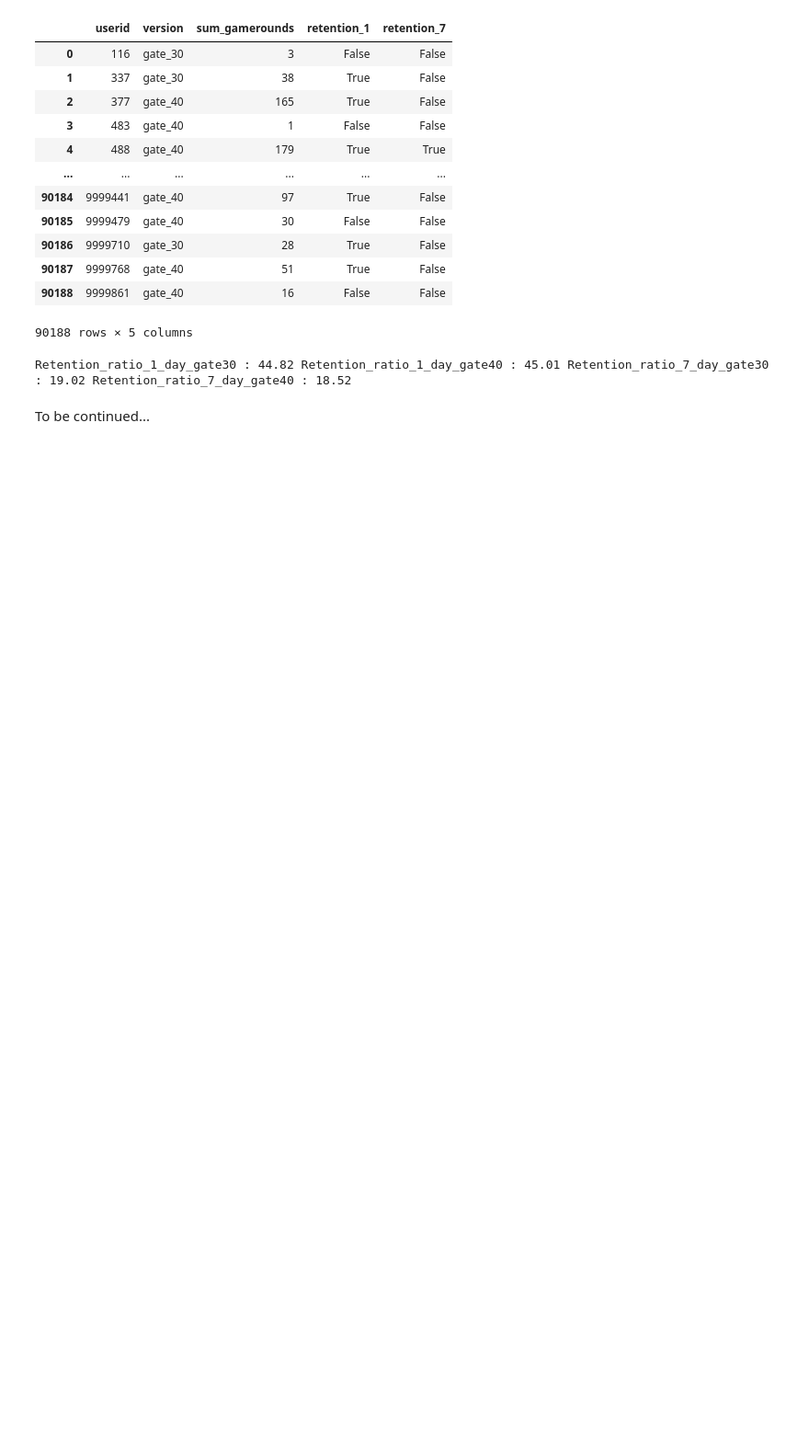
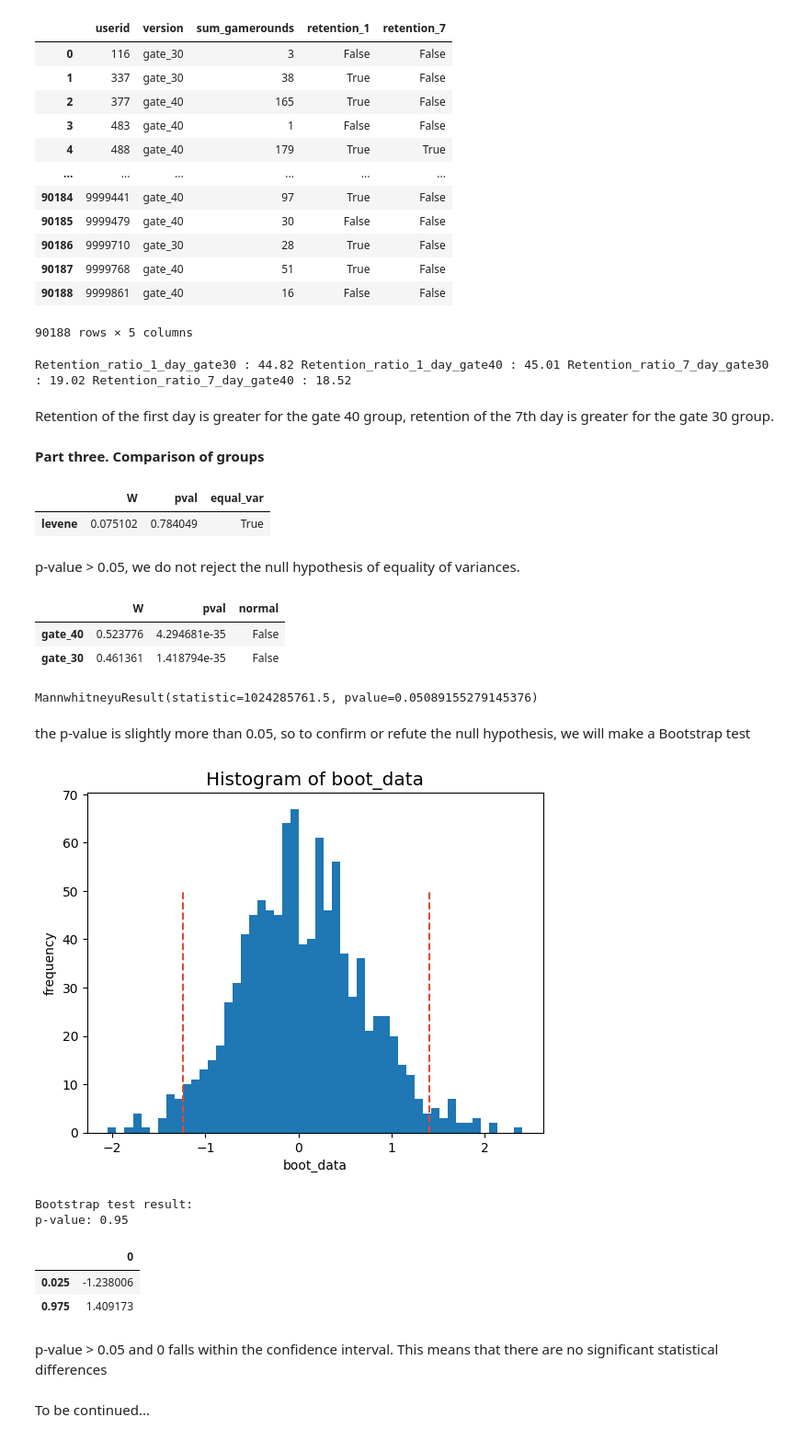
Before and after one commit to SkondoR-DA/Cookie-Cats-A-B-test, a Jupyter notebook: A-B_cookie_cats.ipynb, the cells around one changed output. Shown: that part at 92% size. Drawn from its saved outputs; the diff is of its cells as text; code cells hidden in the pictures; blank space fills up the shorter version.

Commit message:
Update A-B_cookie_cats.ipynb
Conducted a stat analysis for the presence of differences in the groups

```diff
--- a/A-B_cookie_cats.ipynb
+++ b/A-B_cookie_cats.ipynb
@@ -214,3 +202,31 @@ print(f'Retention_ratio_1_day_gate30 : {rr_gate30_day1}',
       f'Retention_ratio_7_day_gate40 : {rr_gate40_day7}')
 # %% [output]
 Retention_ratio_1_day_gate30 : 44.82 Retention_ratio_1_day_gate40 : 45.01 Retention_ratio_7_day_gate30 : 19.02 Retention_ratio_7_day_gate40 : 18.52
+# %% [markdown]
+Retention of the first day is greater for the gate 40 group, retention of the 7th day is greater for the gate 30 group.
+# %% [markdown]
+**Part three. Comparison of groups**
+# %%
+# Let's check the data for homogeneity of variances in groups. Let's do the Leven test
+levene = pg.homoscedasticity(df, dv='sum_gamerounds', group='version', method='levene', alpha=0.05)
+levene
+# %% [output]
+|  | W | pval | equal_var |
+| levene | 0.075102 | 0.784049 | True |
+# %% [markdown]
+p-value > 0.05, we do not reject the null hypothesis of equality of variances.
+# %%
+# Let's check that the data is distributed normally. Before applying, we will do sampling.
+df_sample = df.sample(1000, random_state=17)
+pg.normality(df_sample, dv='sum_gamerounds', group='version')
+# %% [output]
+|  | W | pval | normal |
+| gate_40 | 0.523776 | 4.294681e-35 | False |
+| gate_30 | 0.461361 | 1.418794e-35 | False |
+# %%
+# The distribution in groups is not normal, so next we apply the Mann-Whitney u-test
+stats.mannwhitneyu(df_gate_30.sum_gamerounds, df_gate_40.sum_gamerounds)
+# %% [output]
+MannwhitneyuResult(statistic=1024285761.5, pvalue=0.05089155279145376)
+# %% [markdown]
+the p-value is slightly more than 0.05, so to confirm or refute the null hypothesis, we will make a Bootstrap test
@@ -217,2 +292,17 @@ Retention_ratio_1_day_gate30 : 44.82 Retention_ratio_1_day_gate40 : 45.01 Retent
+# %%
+# Visualization bootstrap
+booted_data = get_bootstrap(df_gate_30.sum_gamerounds, df_gate_40.sum_gamerounds)
+print('Bootstrap test result:')
+print(f'p-value: {booted_data ["p_value"]:.2f}')
+booted_data ["ci"]
+# %% [output]
+[figure, added]
+Bootstrap test result:
+p-value: 0.95
+|  | 0 |
+| 0.025 | -1.238006 |
+| 0.975 | 1.409173 |
+# %% [markdown]
+p-value > 0.05 and 0 falls within the confidence interval. This means that there are no significant statistical differences
 # %% [markdown]
 To be continued...
```
Also changed, not shown: parts of 11 cells of this notebook.
